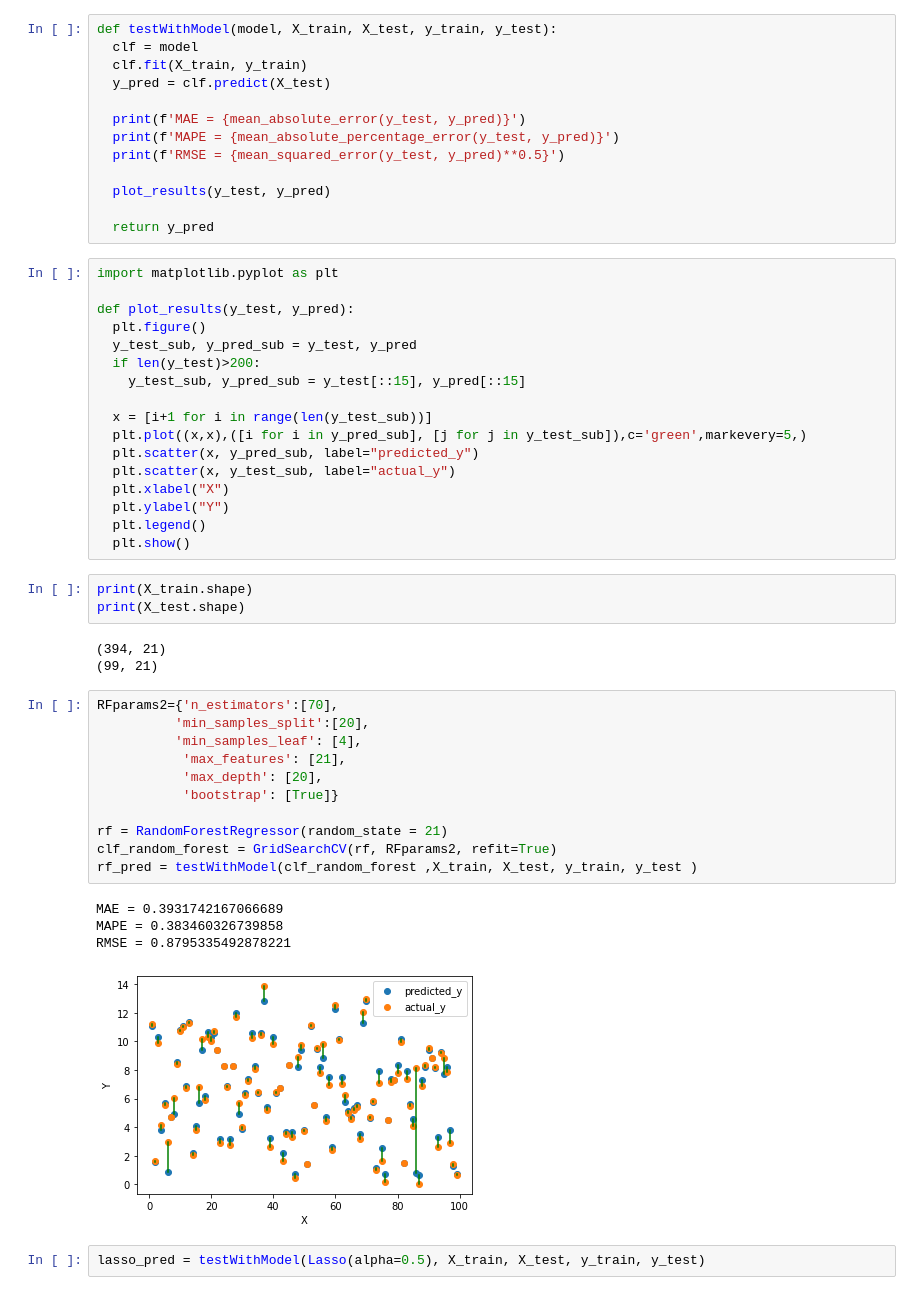
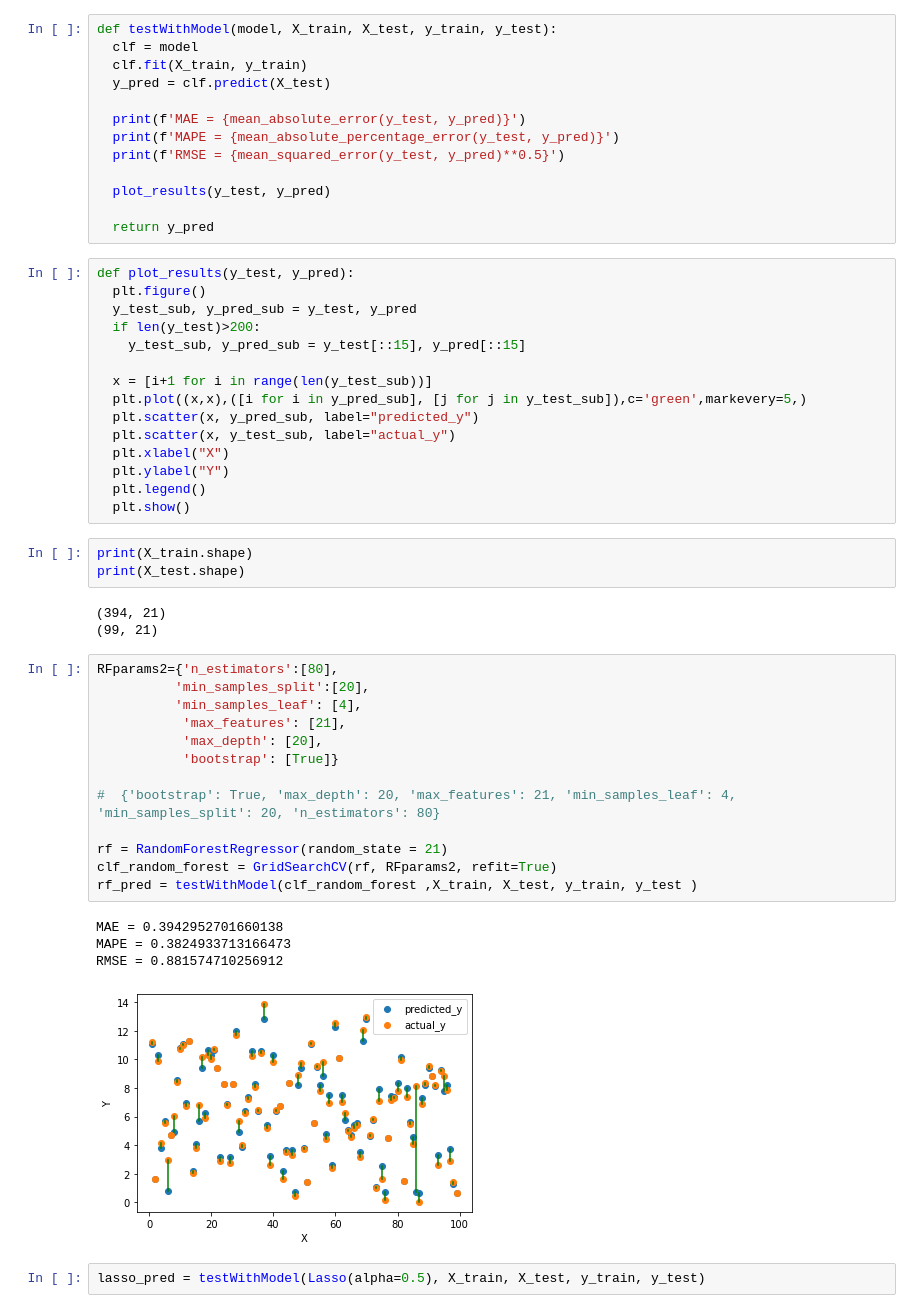
Before and after one commit to harshith7823/CS760-Project, a Jupyter notebook: part-2/Death prediction/Model generated death column/part2_model_based.ipynb, the cells around one changed output. Drawn from its saved outputs; the diff is of its cells as text.

```diff
--- a/part-2/Death prediction/Model generated death column/part2_model_based.ipynb
+++ b/part-2/Death prediction/Model generated death column/part2_model_based.ipynb
@@ -135,8 +150,6 @@ def testWithModel(model, X_train, X_test, y_train, y_test):
 
   return y_pred
 # %%
-import matplotlib.pyplot as plt
-
 def plot_results(y_test, y_pred):
   plt.figure()
   y_test_sub, y_pred_sub = y_test, y_pred
@@ -158,21 +171,23 @@ print(X_test.shape)
 (394, 21)
 (99, 21)
 # %%
-RFparams2={'n_estimators':[70],
+RFparams2={'n_estimators':[80],
           'min_samples_split':[20],
           'min_samples_leaf': [4],
            'max_features': [21],
            'max_depth': [20],
            'bootstrap': [True]}
 
+#  {'bootstrap': True, 'max_depth': 20, 'max_features': 21, 'min_samples_leaf': 4, 'min_samples_split': 20, 'n_estimators': 80}
+
 rf = RandomForestRegressor(random_state = 21)
 clf_random_forest = GridSearchCV(rf, RFparams2, refit=True)
 rf_pred = testWithModel(clf_random_forest ,X_train, X_test, y_train, y_test )
 # %% [output]
-MAE = 0.3931742167066689
-MAPE = 0.383460326739858
-RMSE = 0.8795335492878221
+MAE = 0.3942952701660138
+MAPE = 0.3824933713166473
+RMSE = 0.881574710256912
-[figure, old version]
+[figure, new version]
 # %%
 lasso_pred = testWithModel(Lasso(alpha=0.5), X_train, X_test, y_train, y_test)
 # %% [output]
```
Also changed, not shown: parts of 9 cells of this notebook.
